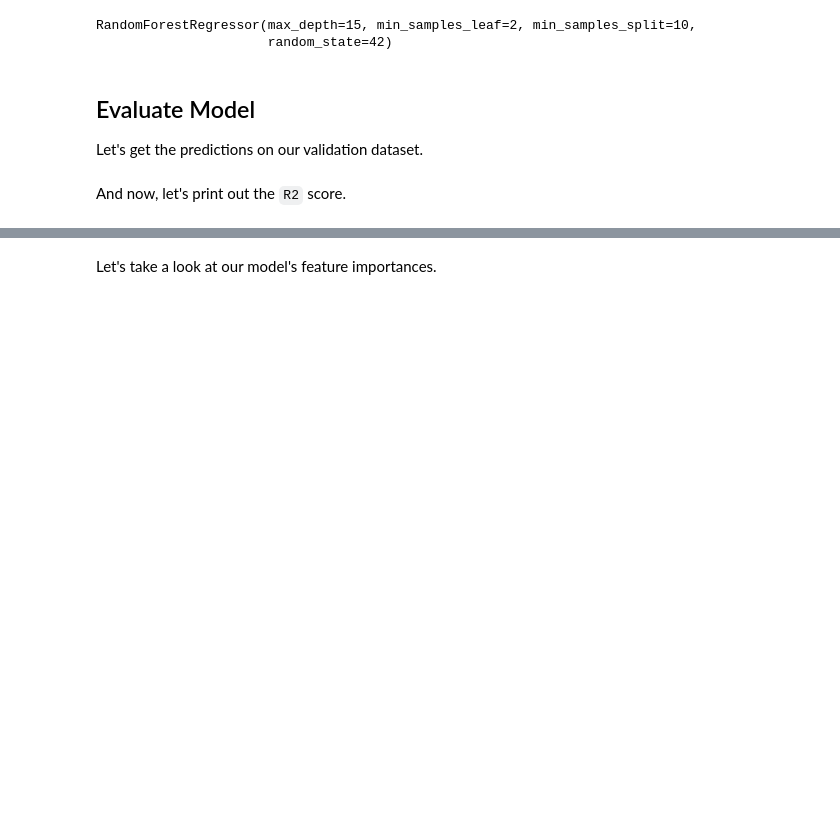
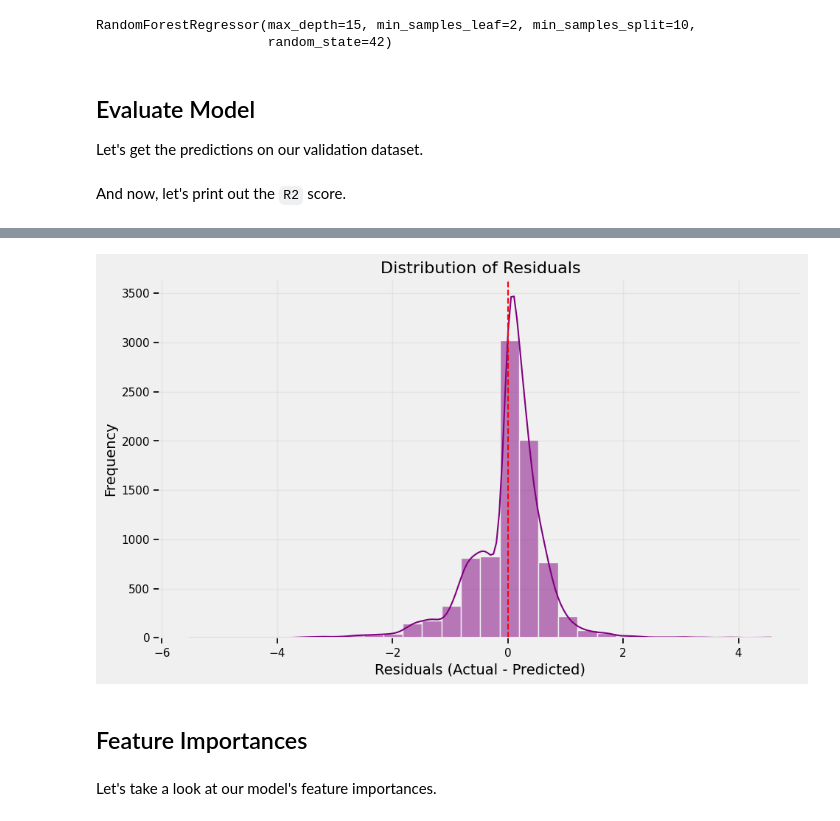
Before and after one commit to MahaFakhroo/D.R.E.A.M., a Jupyter notebook: Python Scripts/ML_Points_Predictor.ipynb, the cells around one changed output, grey strips where cells are left out. Drawn from its saved outputs; the diff is of its cells as text; code cells hidden in the pictures; blank space fills up the shorter version.

```diff
--- a/Python Scripts/ML_Points_Predictor.ipynb
+++ b/Python Scripts/ML_Points_Predictor.ipynb
@@ -178,3 +185,19 @@ Mean Absolute Error (MAE): 0.44010390037796643
+# %%
+# Calculate residuals
+residuals = y_test - y_pred
+
+plt.figure(figsize=(10, 6))
+sns.histplot(residuals, kde=True, color="purple", bins=30)
+plt.axvline(0, color='red', linestyle='--')
+plt.title('Distribution of Residuals', fontsize=16)
+plt.xlabel('Residuals (Actual - Predicted)', fontsize=14)
+plt.ylabel('Frequency', fontsize=14)
+plt.grid(alpha=0.3)
+plt.show()
+# %% [output]
+[figure, added]
+# %% [markdown]
+## Feature Importances
 # %% [markdown]
 Let's take a look at our model's feature importances.
 # %%
```
Also changed, not shown: parts of 14 cells of this notebook, 1 other file.
